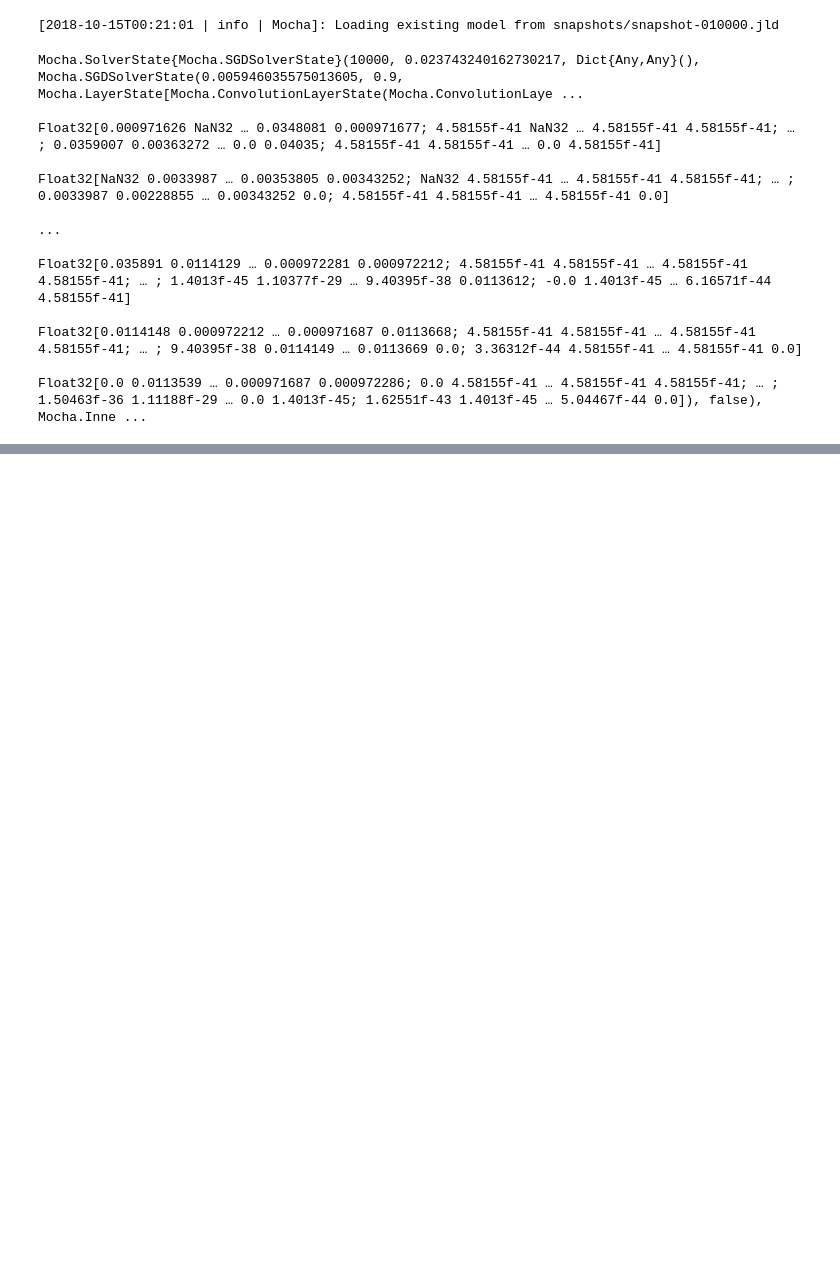
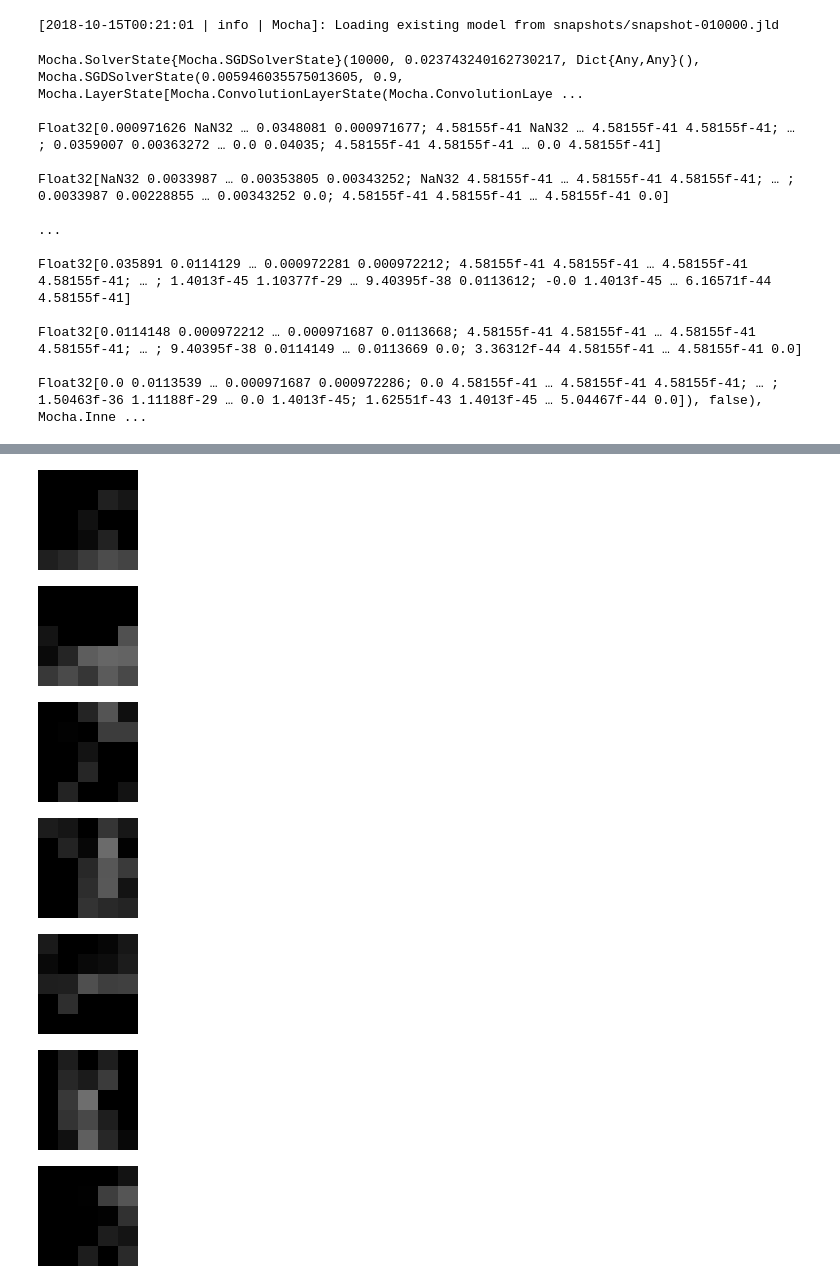
Before and after one commit to ccardona327/mocha, a Jupyter notebook: mnist/mocha_demo.ipynb, the cells around one changed output, grey strips where cells are left out. Drawn from its saved outputs; the diff is of its cells as text; code cells hidden in the pictures; blank space fills up the shorter version.

```diff
--- a/mnist/mocha_demo.ipynb
+++ b/mnist/mocha_demo.ipynb
@@ -286,0 +387,28 @@ show()  #required to display the figure in non-interactive mode
+# %%
+filters[3]
+# %% [output]
+[figure, added]
+# %%
+filters[4]
+# %% [output]
+[figure, added]
+# %%
+filters[5]
+# %% [output]
+[figure, added]
+# %%
+filters[6]
+# %% [output]
+[figure, added]
+# %%
+filters[7]
+# %% [output]
+[figure, added]
+# %%
+filters[8]
+# %% [output]
+[figure, added]
+# %%
+filters[9]
+# %% [output]
+[figure, added]
```
Also changed, not shown: parts of 25 cells of this notebook, 4 other files.
